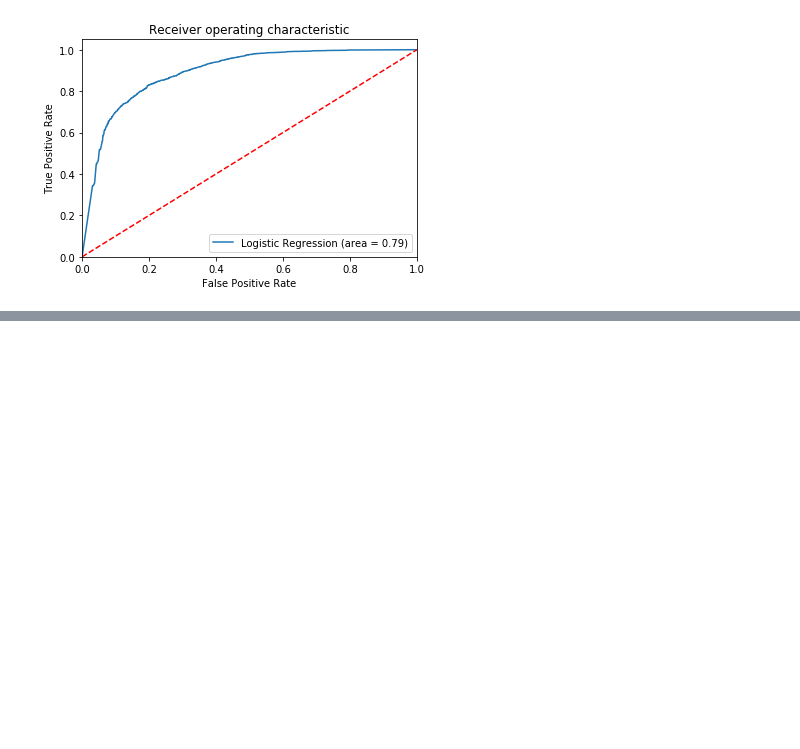
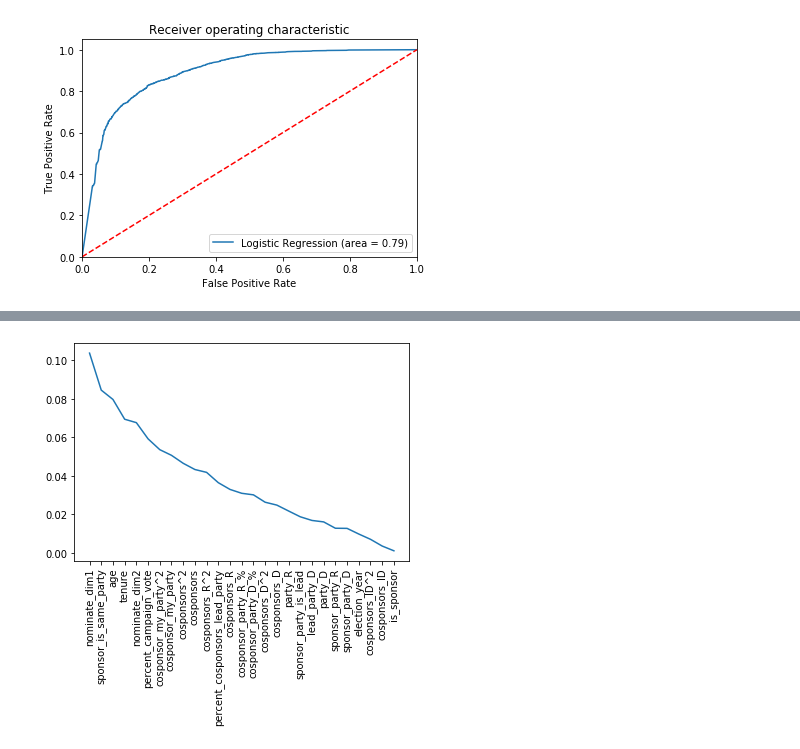
Before and after one commit to zapatos24/senator_nlp_vote_prediction, a Jupyter notebook: baseline_model_development.ipynb, the cells around one changed output, grey strips where cells are left out. Cells and saved outputs as stored; diff of their text form; code cells hidden in the pictures; blank space fills up the shorter version.

Commit message:
use feature importance from Random Forest to tailor down features used in logistic regression for better precision

```diff
--- a/baseline_model_development.ipynb
+++ b/baseline_model_development.ipynb
@@ -349,3 +349,10 @@ plt.savefig('Log_ROC')
 plt.show()
 # %% [output]
 [figure]
+# %%
+feat_imp = pd.DataFrame({'feature': list(X.columns),
+                         'importance': rf_clf.feature_importances_}).sort_values('importance', ascending = False)
+
+feat_imp = feat_imp.reset_index(drop=True)
+
+feat_imp
@@ -351,0 +377,6 @@ plt.show()
+# %%
+plt.plot(feat_imp['feature'], feat_imp['importance'])
+plt.xticks(rotation=90)
+plt.show()
+# %% [output]
+[figure, added]
```
Also changed, not shown: parts of 8 cells of this notebook.
